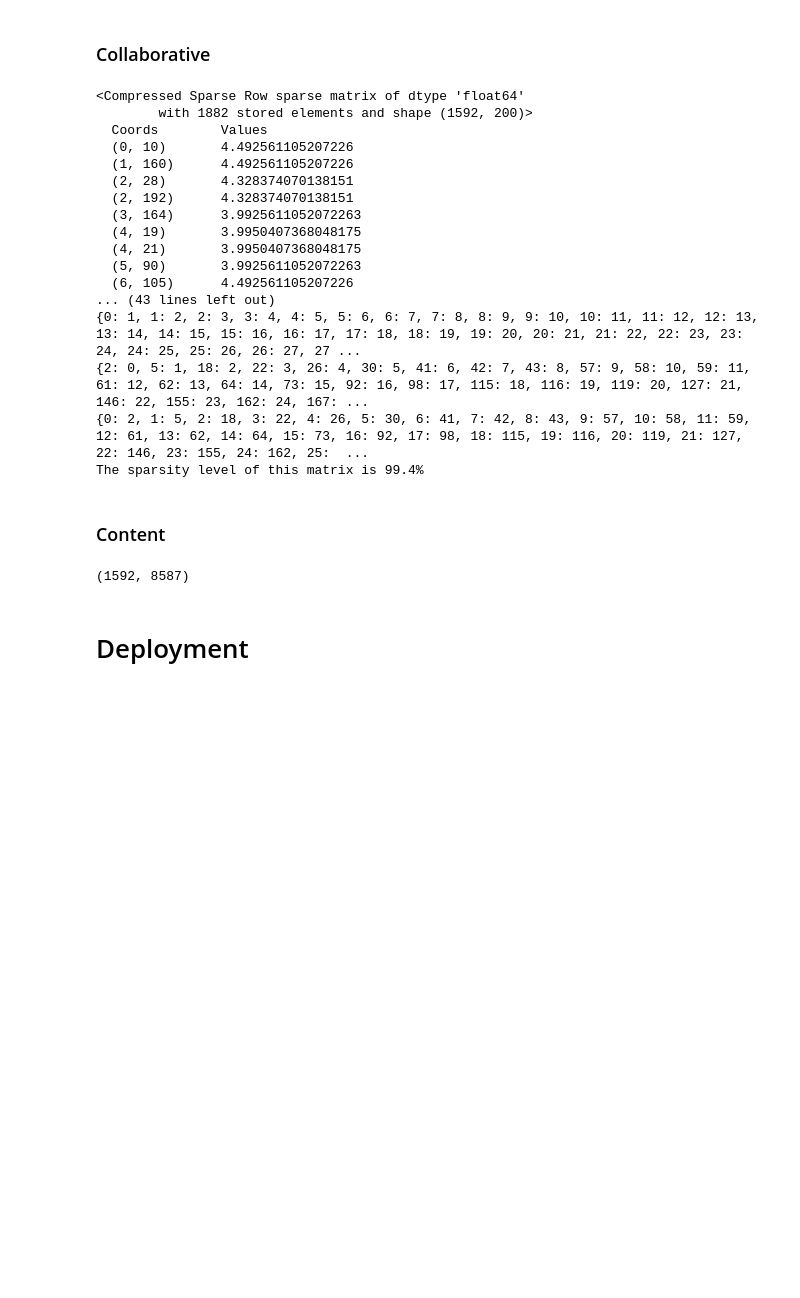
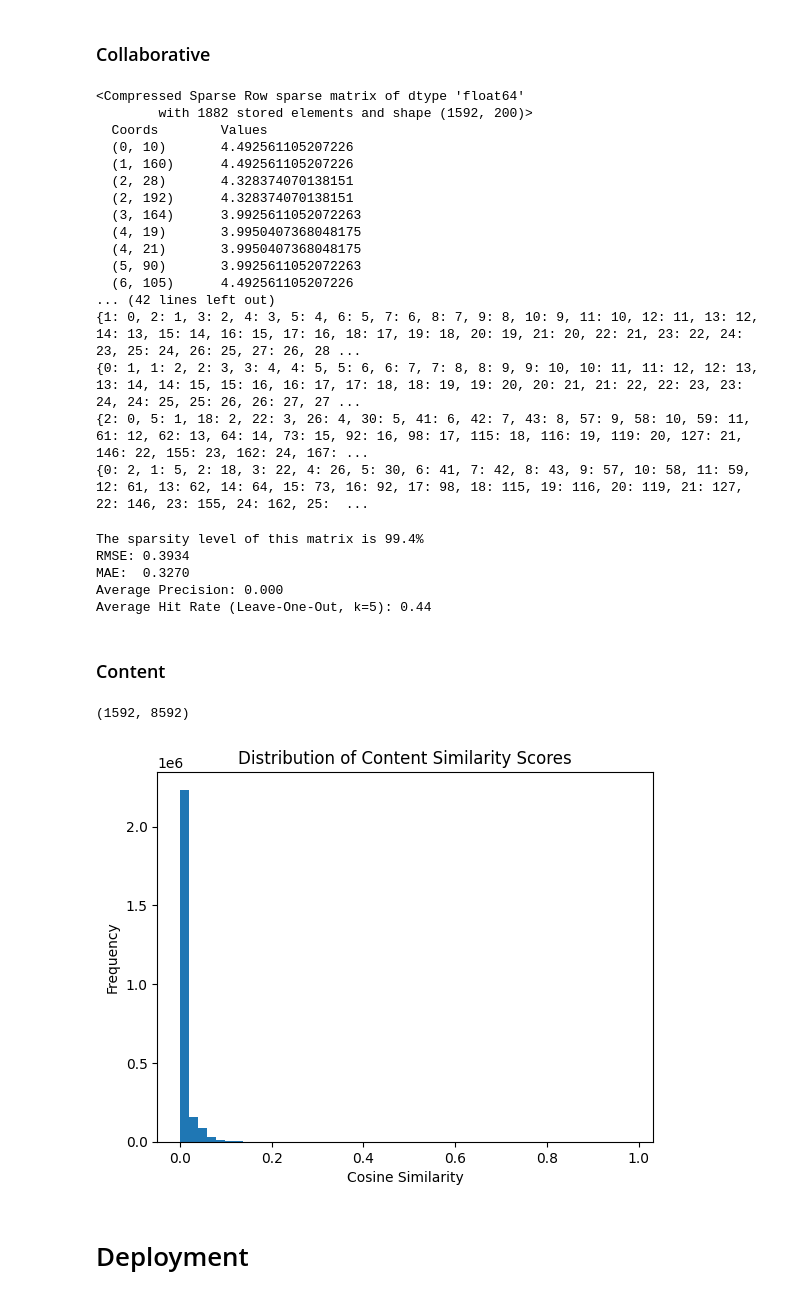
Before and after one commit to TaytGodwin/INTEX2025, a Jupyter notebook: ml_python/movie_page.ipynb, the cells around one changed output. Drawn from its saved outputs; the diff is of its cells as text; code cells hidden in the pictures; blank space fills up the shorter version.

```diff
--- a/ml_python/movie_page.ipynb
+++ b/ml_python/movie_page.ipynb
@@ -259,10 +283,6 @@ print(user_mapper)
 print(user_inv_mapper)
 print(item_mapper)
 print(item_inv_mapper)
-sparsity = round(1.0 - len(df_ratings) / float(len(user_mapper) * len(item_mapper)), 3)
-print('The sparsity level of this matrix is {}%'.format(sparsity * 100))
-# Set index for making sure things work
-df_titles = df_titles.set_index('show_id')
 # %% [output]
 <Compressed Sparse Row sparse matrix of dtype 'float64'
         with 1882 stored elements and shape (1592, 200)>
@@ -276,11 +296,40 @@ df_titles = df_titles.set_index('show_id')
   (4, 21)       3.9950407368048175
   (5, 90)       3.9925611052072263
   (6, 105)      4.492561105207226
-... (43 lines left out)
+... (42 lines left out)
+{1: 0, 2: 1, 3: 2, 4: 3, 5: 4, 6: 5, 7: 6, 8: 7, 9: 8, 10: 9, 11: 10, 12: 11, 13: 12, 14: 13, 15: 14, 16: 15, 17: 16, 18: 17, 19: 18, 20: 19, 21: 20, 22: 21, 23: 22, 24: 23, 25: 24, 26: 25, 27: 26, 28 ...
 {0: 1, 1: 2, 2: 3, 3: 4, 4: 5, 5: 6, 6: 7, 7: 8, 8: 9, 9: 10, 10: 11, 11: 12, 12: 13, 13: 14, 14: 15, 15: 16, 16: 17, 17: 18, 18: 19, 19: 20, 20: 21, 21: 22, 22: 23, 23: 24, 24: 25, 25: 26, 26: 27, 27 ...
 {2: 0, 5: 1, 18: 2, 22: 3, 26: 4, 30: 5, 41: 6, 42: 7, 43: 8, 57: 9, 58: 10, 59: 11, 61: 12, 62: 13, 64: 14, 73: 15, 92: 16, 98: 17, 115: 18, 116: 19, 119: 20, 127: 21, 146: 22, 155: 23, 162: 24, 167: ...
 {0: 2, 1: 5, 2: 18, 3: 22, 4: 26, 5: 30, 6: 41, 7: 42, 8: 43, 9: 57, 10: 58, 11: 59, 12: 61, 13: 62, 14: 64, 15: 73, 16: 92, 17: 98, 18: 115, 19: 116, 20: 119, 21: 127, 22: 146, 23: 155, 24: 162, 25:  ...
-The sparsity level of this matrix is 99.4%
+# %%
+sparsity = round(1.0 - len(df_ratings) / float(len(user_mapper) * len(item_mapper)), 3)
+print('The sparsity level of this matrix is {}%'.format(sparsity * 100))
+
+reader = Reader(rating_scale=(1, 5))
+data = Dataset.load_from_df(df_ratings[['user_id', 'show_id', 'rating']], reader)
+trainset, testset = train_test_split(data, test_size=0.2)
+
+algo = SVD()
+algo.fit(trainset)
+predictions = algo.test(testset)
+
+rmse = accuracy.rmse(predictions, verbose=True)
+mae = accuracy.mae(predictions, verbose=True)
+results = cross_validate(SVD(), data, measures=['RMSE', 'MAE'], cv=5, verbose=True)
+
+# Evaluate over a set of users
+all_users = df_ratings['user_id'].unique()
+hit_rates = [evaluate_user(uid, df_ratings, X, item_mapper, item_inv_mapper, k=5)
+             for uid in all_users if evaluate_user(uid, df_ratings, X, item_mapper, item_inv_mapper, k=5) is not None]
+
+average_hit_rate = sum(hit_rates) / len(hit_rates) if hit_rates else 0
+print(f'Average Hit Rate (Leave-One-Out, k=5): {average_hit_rate:.2f}')
+# %% [output]
+The sparsity level of this matrix is 99.4%
+RMSE: 0.3934
+MAE:  0.3270
+Average Precision: 0.000
+Average Hit Rate (Leave-One-Out, k=5): 0.44
 # %% [markdown]
 ### Content
 # %%
@@ -290,7 +339,7 @@ The sparsity level of this matrix is 99.4%
 tfidf = TfidfVectorizer(stop_words='english')
 
 # Fit and transform the data to a tfidf matrix
-df_titles['combined'] = df_titles['title'] + ' ' + df_titles['description']
+df_titles['combined'] = df_titles['title'] + ' ' + df_titles['description'] + ' ' + df_titles['rating']
 tfidf_matrix = tfidf.fit_transform(df_titles['combined'])
 
 # Print the shape of the tfidf_matrix
@@ -302,7 +351,20 @@ content_similarity = linear_kernel(tfidf_matrix, tfidf_matrix)
 # Create a DataFrame with show_id indices
 content_sim_df = pd.DataFrame(content_similarity, index=df_titles.index, columns=df_titles.index)
 # %% [output]
-(1592, 8587)
+(1592, 8592)
+# %%
+# Flatten the similarity matrix, excluding self-similarity
+sim_values = content_sim_df.values.flatten()
+# Remove values very close to 1 (self-similarity)
+sim_values = sim_values[sim_values < 0.999]
+
+plt.hist(sim_values, bins=50)
+plt.xlabel("Cosine Similarity")
+plt.ylabel("Frequency")
+plt.title("Distribution of Content Similarity Scores")
+plt.show()
+# %% [output]
+[figure, added]
 # %% [markdown]
 # Deployment
 # %% [markdown]
```
Also changed, not shown: parts of 3 cells of this notebook, 1 other file.
